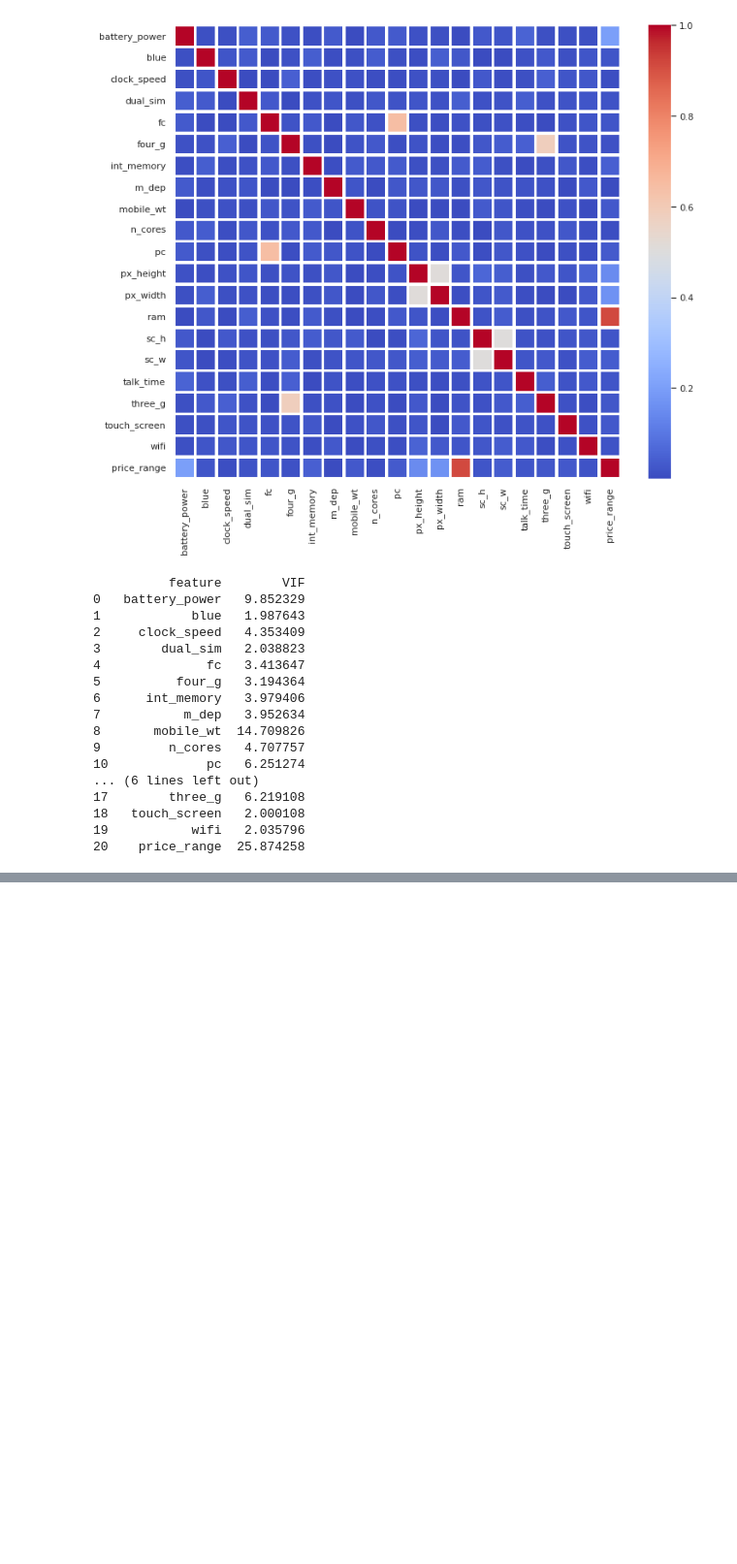
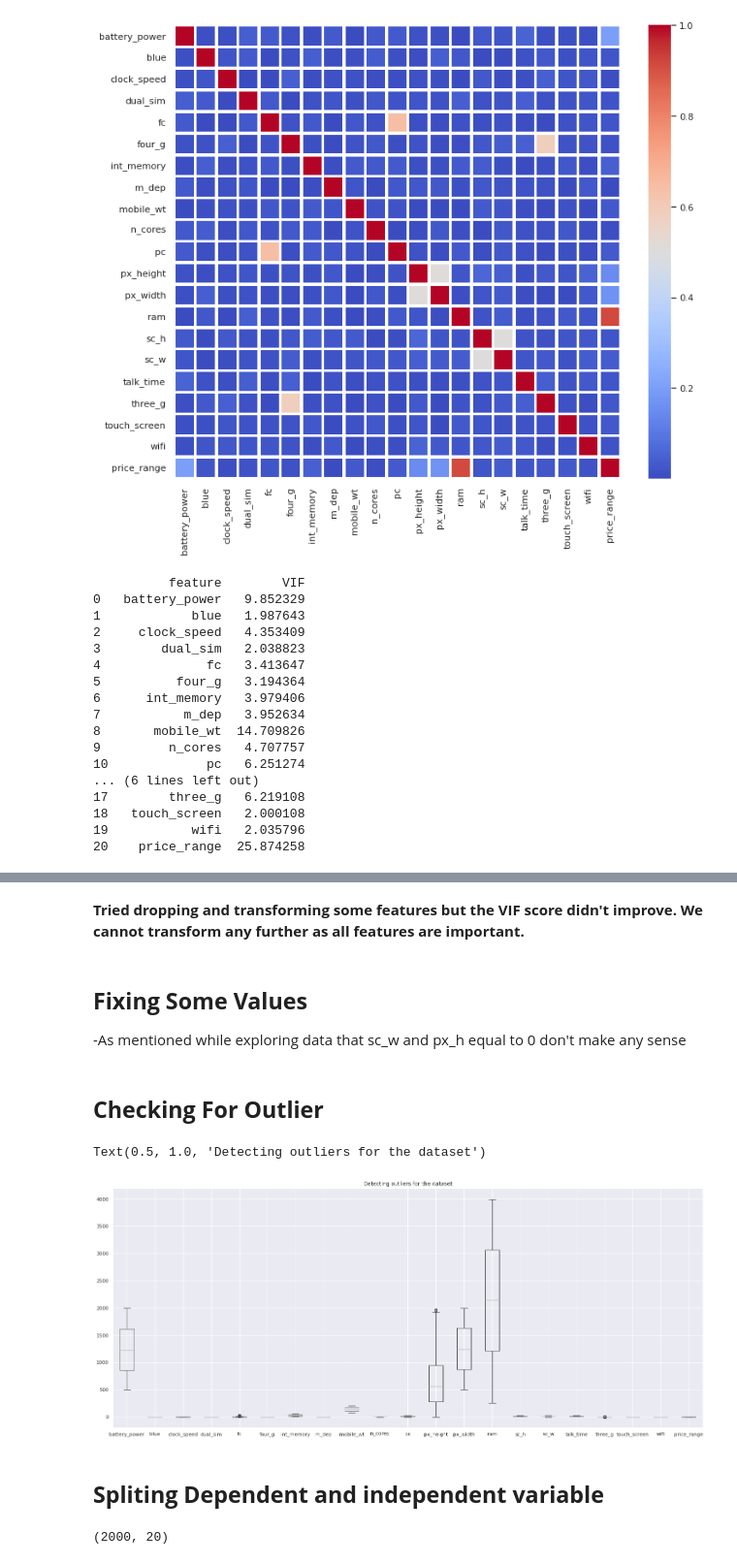
Before and after one commit to AbhijeetS1112/Mobile_price_range_prediction, a Jupyter notebook: Mobile_Price_Range_Prediction.ipynb, the cells around one changed output, grey strips where cells are left out. Shown at 97% size. Cells and saved outputs as stored; diff of their text form; code cells hidden in the pictures; blank space fills up the shorter version.

```diff
--- a/Mobile_Price_Range_Prediction.ipynb
+++ b/Mobile_Price_Range_Prediction.ipynb
@@ -268,0 +301,22 @@ check_vif(df_1)
+# %% [markdown]
+**Tried dropping and transforming some features but the VIF score didn't improve. We cannot transform any further as all features are important.**
+# %% [markdown]
+## **Fixing Some Values**
+-As mentioned while exploring data that sc_w and px_h equal to 0 don't make any sense
+# %%
+# replacing sc_w values equal to zero with it's median.
+df_1['sc_w'].replace(0, df_1['sc_w'].median(), inplace=True)
+# %%
+# replacing px_height values equal to zero with it's median.
+df_1['px_height'].replace(0, df_1['px_height'].median(), inplace=True)
+# %% [markdown]
+## **Checking For Outlier**
+# %%
+plt.figure(figsize=(24,10))
+df_1.boxplot()
+plt.title('Detecting outliers for the dataset')
+# %% [output]
+Text(0.5, 1.0, 'Detecting outliers for the dataset')
+[figure, added]
+# %% [markdown]
+## **Spliting Dependent and independent variable**
@@ -268,0 +327,4 @@ check_vif(df_1)
+# %%
+x.shape
+# %% [output]
+(2000, 20)
```
Also changed, not shown: parts of 34 cells of this notebook.
